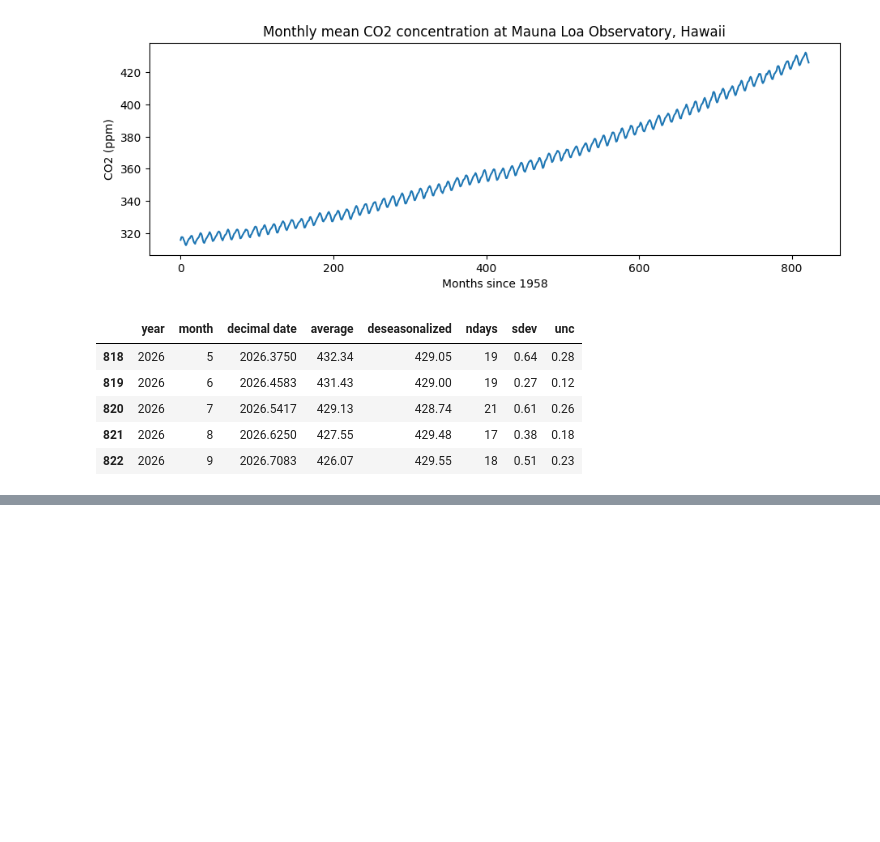
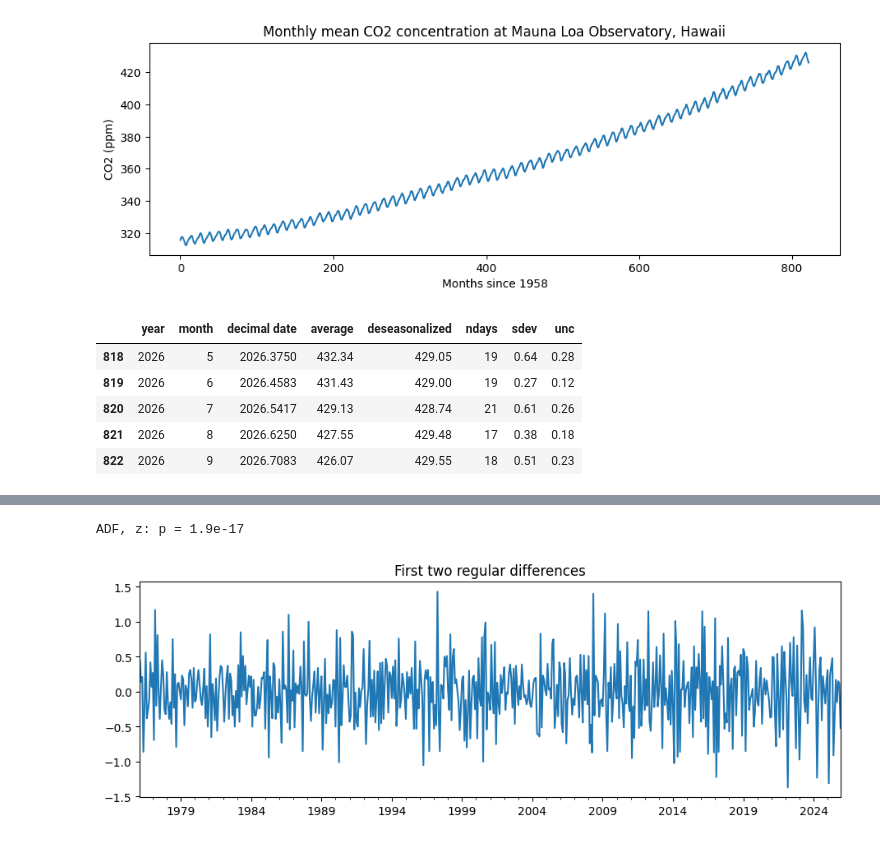
Before and after one commit to DanyRE4020/Concentracion_IA_avanzada, a Jupyter notebook: Notebook9.ipynb, the cells around one changed output, grey strips where cells are left out. Drawn from its saved outputs; the diff is of its cells as text; code cells hidden in the pictures; blank space fills up the shorter version.

```diff
--- a/Notebook9.ipynb
+++ b/Notebook9.ipynb
@@ -53,0 +94,8 @@ dtype: float64
+# %%
+z= train.diff().diff(12).dropna()
+print("ADF, z: p =", f"{adfuller(z)[1]:.1e}")
+z.plot(title="First two regular differences")
+plt.show()
+# %% [output]
+ADF, z: p = 1.9e-17
+[figure, added]
```
Also changed, not shown: parts of 7 cells of this notebook.
